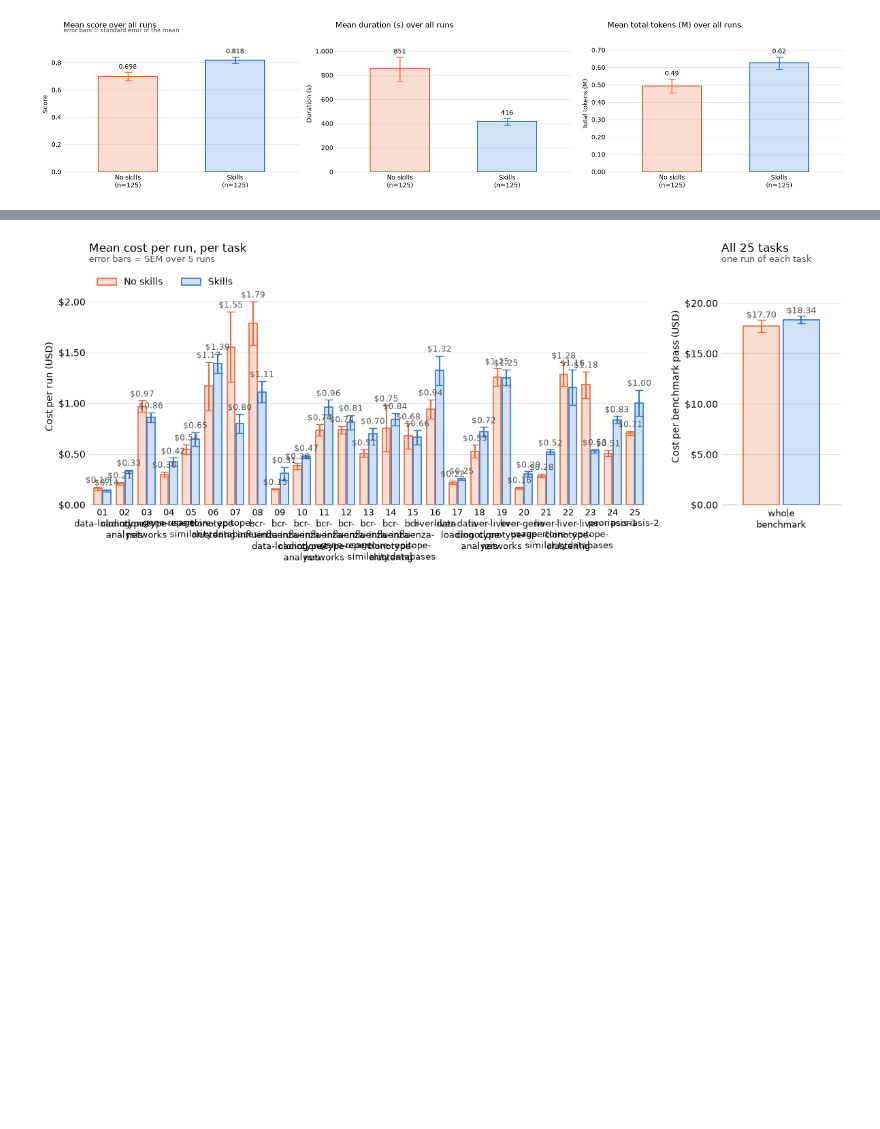
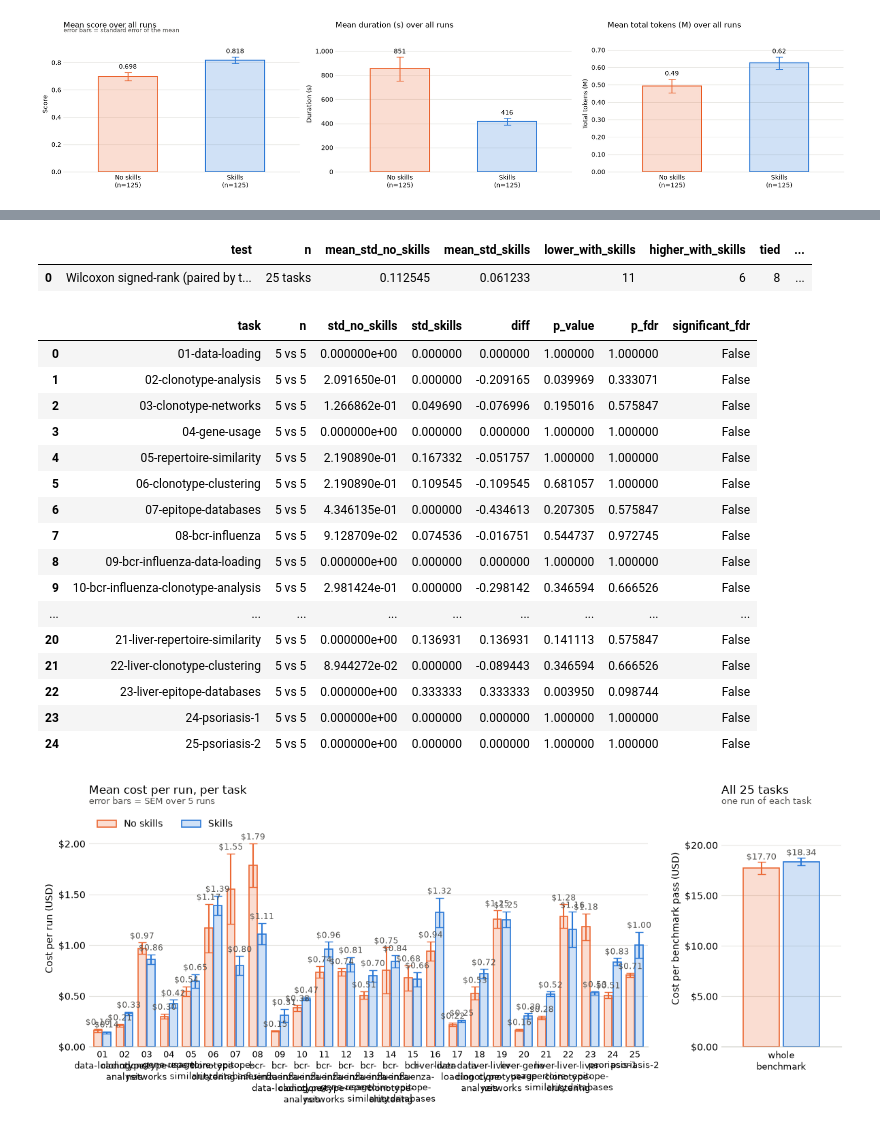
Before and after one commit to ALEGATOR1209/immunogenomics-agent, a Jupyter notebook: analysis/claude-opus-5.ipynb, the cells around one changed output, grey strips where cells are left out. Cells and saved outputs as stored; diff of their text form; code cells hidden in the pictures; blank space fills up the shorter version.

```diff
--- a/analysis/claude-opus-5.ipynb
+++ b/analysis/claude-opus-5.ipynb
@@ -110,6 +110,34 @@ metric_table(significance, "total_tokens")
 | 7 | epitope-databases | Mann-Whitney U | 15 vs 15 | 766631.800000 | 556241.933333 | -210389.866667 | 0.097091 | 0.110961 | False |
 | 8 | complex-biological-effect | Mann-Whitney U | 20 vs 20 | 779944.700000 | 993258.400000 | 213313.700000 | 0.015479 | 0.030957 | True |
 | 9 | all tasks (paired by task) | Wilcoxon signed-rank | 25 tasks | 493181.904000 | 624688.144000 | 131506.240000 | 0.002785 | NaN | False |
+# %%
+from benchmark_lib import compare_spread
+
+spread_per_task, spread_paired = compare_spread(benchmark, column="score")
+spread_paired
+# %% [output]
+|  | test | n | mean_std_no_skills | mean_std_skills | lower_with_skills | higher_with_skills | tied | ... |
+| 0 | Wilcoxon signed-rank (paired by t... | 25 tasks | 0.112545 | 0.061233 | 11 | 6 | 8 | ... |
+# %%
+spread_per_task
+# %% [output]
+|  | task | n | std_no_skills | std_skills | diff | p_value | p_fdr | significant_fdr |
+| 0 | 01-data-loading | 5 vs 5 | 0.000000e+00 | 0.000000 | 0.000000 | 1.000000 | 1.000000 | False |
+| 1 | 02-clonotype-analysis | 5 vs 5 | 2.091650e-01 | 0.000000 | -0.209165 | 0.039969 | 0.333071 | False |
+| 2 | 03-clonotype-networks | 5 vs 5 | 1.266862e-01 | 0.049690 | -0.076996 | 0.195016 | 0.575847 | False |
+| 3 | 04-gene-usage | 5 vs 5 | 0.000000e+00 | 0.000000 | 0.000000 | 1.000000 | 1.000000 | False |
+| 4 | 05-repertoire-similarity | 5 vs 5 | 2.190890e-01 | 0.167332 | -0.051757 | 1.000000 | 1.000000 | False |
+| 5 | 06-clonotype-clustering | 5 vs 5 | 2.190890e-01 | 0.109545 | -0.109545 | 0.681057 | 1.000000 | False |
+| 6 | 07-epitope-databases | 5 vs 5 | 4.346135e-01 | 0.000000 | -0.434613 | 0.207305 | 0.575847 | False |
+| 7 | 08-bcr-influenza | 5 vs 5 | 9.128709e-02 | 0.074536 | -0.016751 | 0.544737 | 0.972745 | False |
+| 8 | 09-bcr-influenza-data-loading | 5 vs 5 | 0.000000e+00 | 0.000000 | 0.000000 | 1.000000 | 1.000000 | False |
+| 9 | 10-bcr-influenza-clonotype-analysis | 5 vs 5 | 2.981424e-01 | 0.000000 | -0.298142 | 0.346594 | 0.666526 | False |
+| ... | ... | ... | ... | ... | ... | ... | ... | ... |
+| 20 | 21-liver-repertoire-similarity | 5 vs 5 | 0.000000e+00 | 0.136931 | 0.136931 | 0.141113 | 0.575847 | False |
+| 21 | 22-liver-clonotype-clustering | 5 vs 5 | 8.944272e-02 | 0.000000 | -0.089443 | 0.346594 | 0.666526 | False |
+| 22 | 23-liver-epitope-databases | 5 vs 5 | 0.000000e+00 | 0.333333 | 0.333333 | 0.003950 | 0.098744 | False |
+| 23 | 24-psoriasis-1 | 5 vs 5 | 0.000000e+00 | 0.000000 | 0.000000 | 1.000000 | 1.000000 | False |
+| 24 | 25-psoriasis-2 | 5 vs 5 | 0.000000e+00 | 0.000000 | 0.000000 | 1.000000 | 1.000000 | False |
 # %%
 PRICES_USD_PER_MTOK = {  # Claude Opus 5, USD per million tokens
   "input_tokens": 5.00,
```
Also changed, not shown: parts of 1 cell of this notebook, 15 other files.
